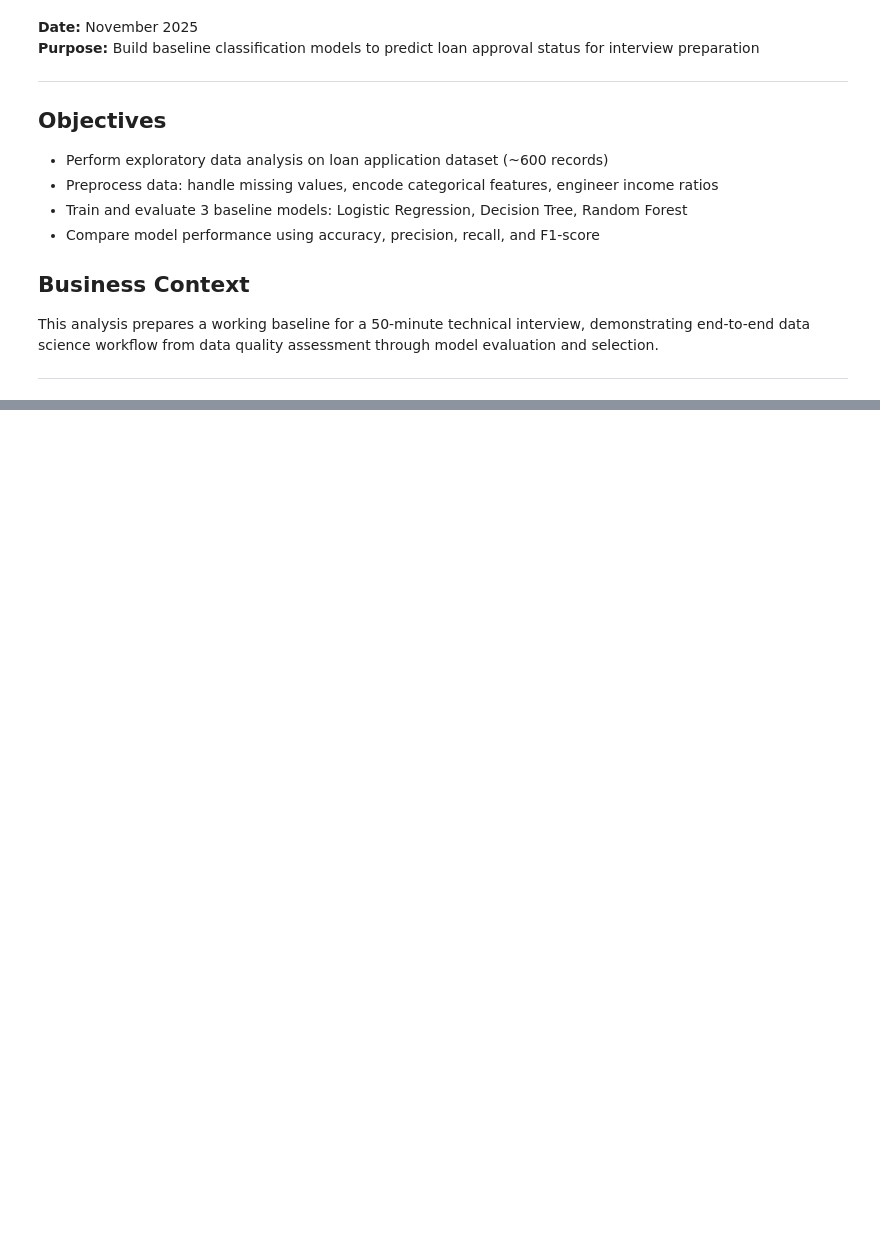
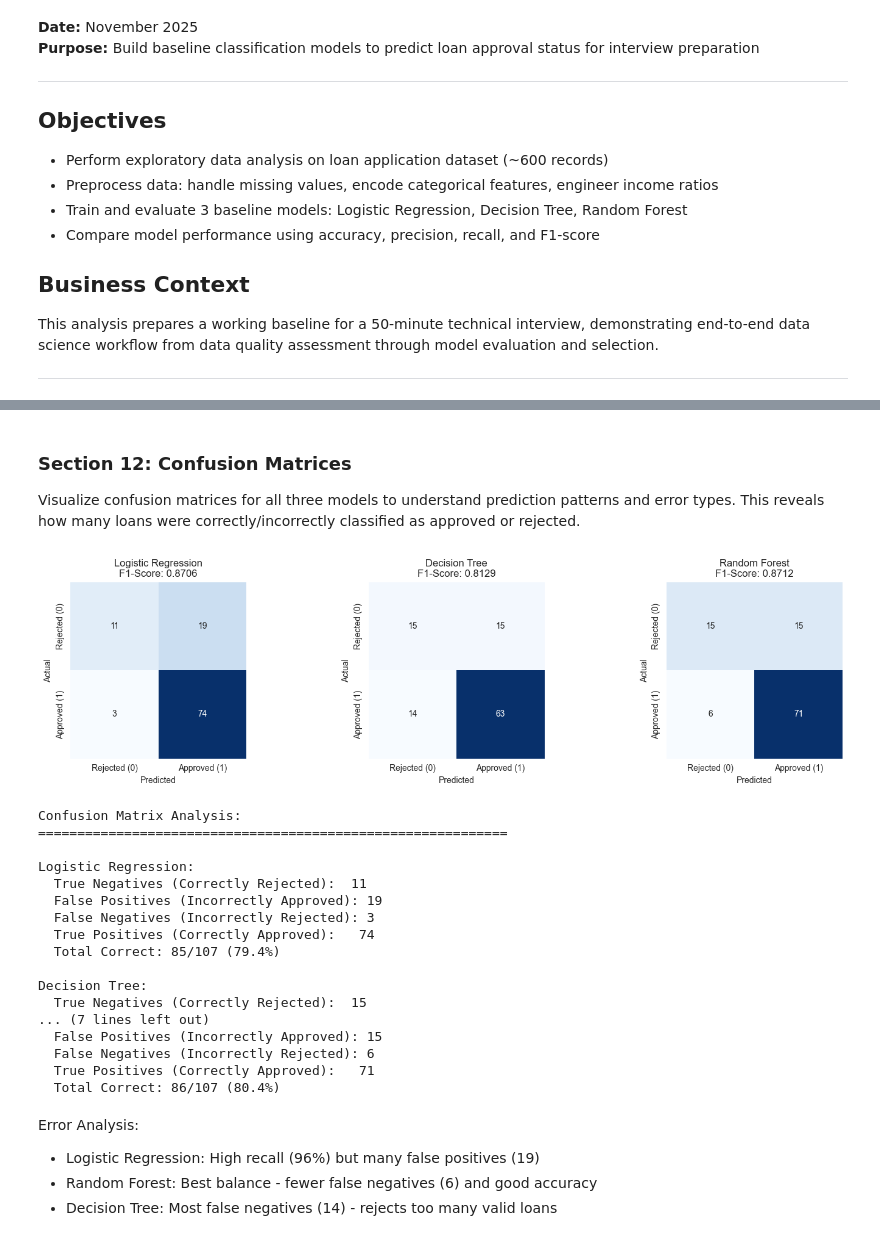
Before and after one commit to albertodiazdurana/loan-approval-prediction, a Jupyter notebook: notebooks/w01_d01_EDA_baseline_models.ipynb, the cells around one changed output, grey strips where cells are left out. Drawn from its saved outputs; the diff is of its cells as text; code cells hidden in the pictures; blank space fills up the shorter version.

```diff
--- a/notebooks/w01_d01_EDA_baseline_models.ipynb
+++ b/notebooks/w01_d01_EDA_baseline_models.ipynb
@@ -71,0 +776,63 @@ Output directory: d:\data-science\outputs\figures\eda
+# %% [markdown]
+### Section 12: Confusion Matrices
+
+Visualize confusion matrices for all three models to understand prediction patterns and error types. This reveals how many loans were correctly/incorrectly classified as approved or rejected.
+# %%
+## 12. Confusion Matrices
+
+fig, axes = plt.subplots(1, 3, figsize=(15, 4))
+
+for idx, (name, result) in enumerate(results.items()):
+    cm = confusion_matrix(y_test, result['predictions'])
+
+    # Plot confusion matrix
+    sns.heatmap(cm, annot=True, fmt='d', cmap='Blues', ax=axes[idx],
+                cbar=False, square=True)
+    axes[idx].set_title(f'{name}\nF1-Score: {result["f1_score"]:.4f}')
+    axes[idx].set_xlabel('Predicted')
+    axes[idx].set_ylabel('Actual')
+    axes[idx].set_xticklabels(['Rejected (0)', 'Approved (1)'])
+    axes[idx].set_yticklabels(['Rejected (0)', 'Approved (1)'])
+
+plt.tight_layout()
+plt.savefig(OUTPUTS / 'confusion_matrices.png', dpi=300, bbox_inches='tight')
+plt.show()
+
+print("Confusion Matrix Analysis:")
+print("="*60)
+
+for name, result in results.items():
+    cm = confusion_matrix(y_test, result['predictions'])
+    tn, fp, fn, tp = cm.ravel()
+
+    print(f"\n{name}:")
+    print(f"  True Negatives (Correctly Rejected):  {tn}")
+    print(f"  False Positives (Incorrectly Approved): {fp}")
+    print(f"  False Negatives (Incorrectly Rejected): {fn}")
+    print(f"  True Positives (Correctly Approved):   {tp}")
+    print(f"  Total Correct: {tn + tp}/{len(y_test)} ({(tn + tp)/len(y_test)*100:.1f}%)")
+# %% [output]
+[figure, added]
+Confusion Matrix Analysis:
+============================================================
+
+Logistic Regression:
+  True Negatives (Correctly Rejected):  11
+  False Positives (Incorrectly Approved): 19
+  False Negatives (Incorrectly Rejected): 3
+  True Positives (Correctly Approved):   74
+  Total Correct: 85/107 (79.4%)
+
+Decision Tree:
+  True Negatives (Correctly Rejected):  15
+... (7 lines left out)
+  False Positives (Incorrectly Approved): 15
+  False Negatives (Incorrectly Rejected): 6
+  True Positives (Correctly Approved):   71
+  Total Correct: 86/107 (80.4%)
+# %% [markdown]
+Error Analysis:
+
+- Logistic Regression: High recall (96%) but many false positives (19)
+- Random Forest: Best balance - fewer false negatives (6) and good accuracy
+- Decision Tree: Most false negatives (14) - rejects too many valid loans
```
Also changed, not shown: parts of 54 cells of this notebook, 7 other files.
